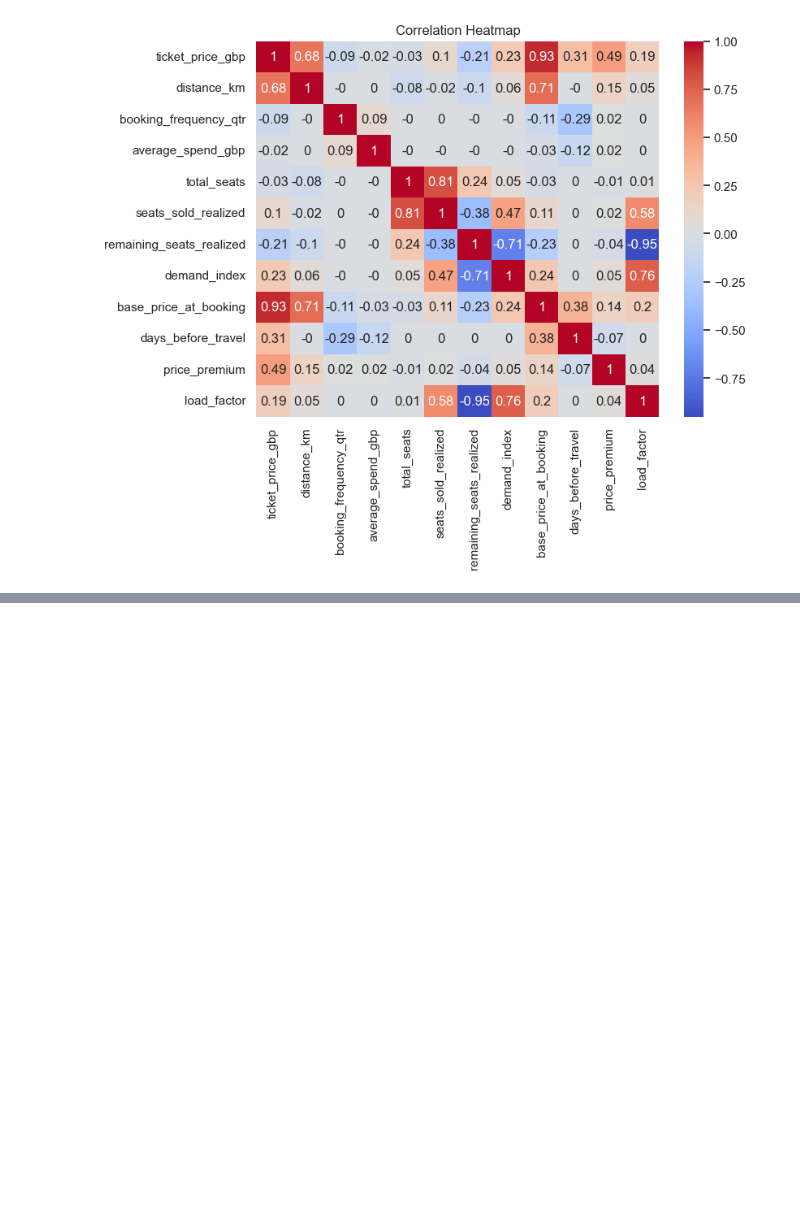
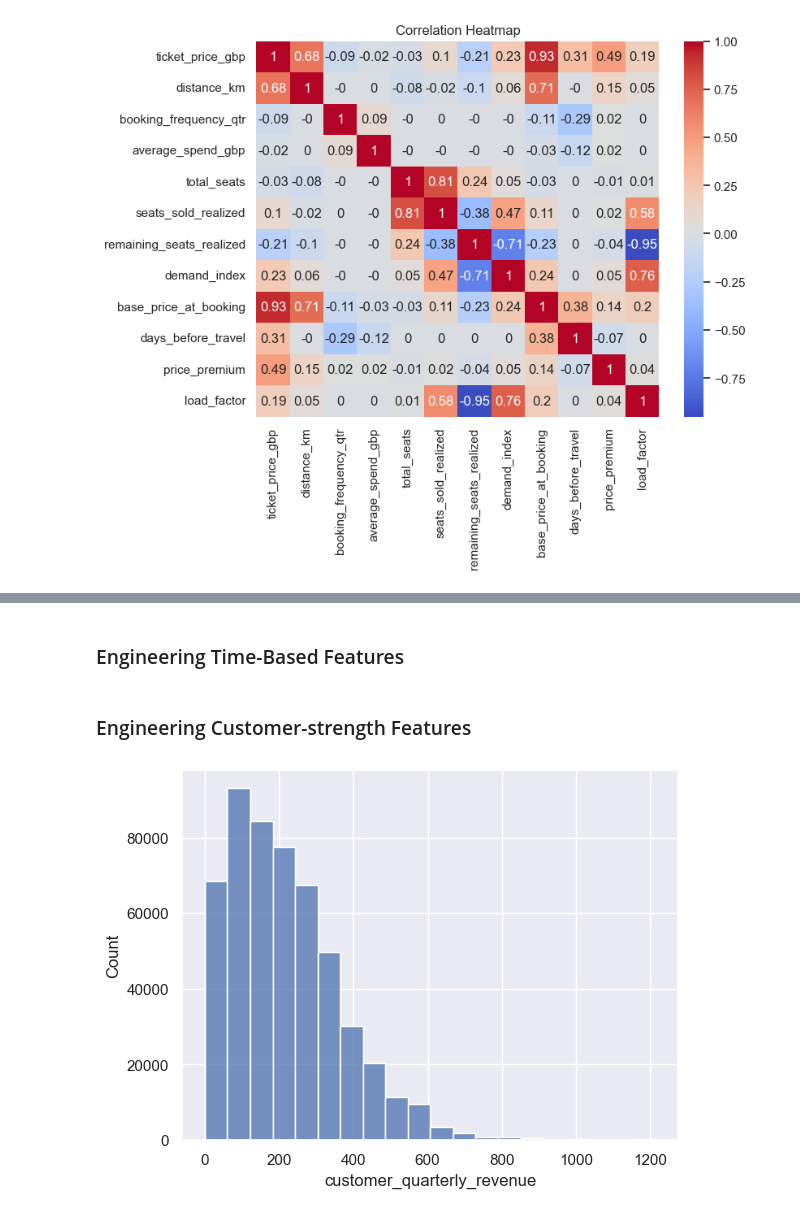
Before and after one commit to Ceejay-user/train-ticket-pricing, a Jupyter notebook: preprocessing/data-cleaning.ipynb, the cells around one changed output, grey strips where cells are left out. Saved outputs shown, nothing was run; the diff lists cells and outputs as text; code cells hidden in the pictures; blank space fills up the shorter version.

Commit message:
Feature Engineering completed

```diff
--- a/preprocessing/data-cleaning.ipynb
+++ b/preprocessing/data-cleaning.ipynb
@@ -281,0 +294,20 @@ plt.show()
+# %% [markdown]
+### Engineering Time-Based Features
+# %%
+data['booking_month'] = data['booking_date'].dt.month
+data['booking_day_of_week'] = data['booking_date'].dt.dayofweek
+data['travel_month'] = data['travel_date'].dt.month
+data['travel_day_of_week'] = data['travel_date'].dt.dayofweek
+data['is_weekend_travel'] = data['travel_day_of_week'].isin([4,5,6]).astype(int)
+
+data = data.drop(columns= ['booking_date', 'travel_date', 'booking_timestamp'])
+# %% [markdown]
+### Engineering Customer-strength Features
+# %%
+data['customer_quarterly_revenue'] = data['booking_frequency_qtr'] * data['average_spend_gbp']
+
+sns.histplot(data=data, x='customer_quarterly_revenue', bins=20)
+
+data = data.drop(columns= ['booking_frequency_qtr', 'average_spend_gbp'])
+# %% [output]
+[figure, added]
```
Also changed, not shown: parts of 8 cells of this notebook, 2 other files.
